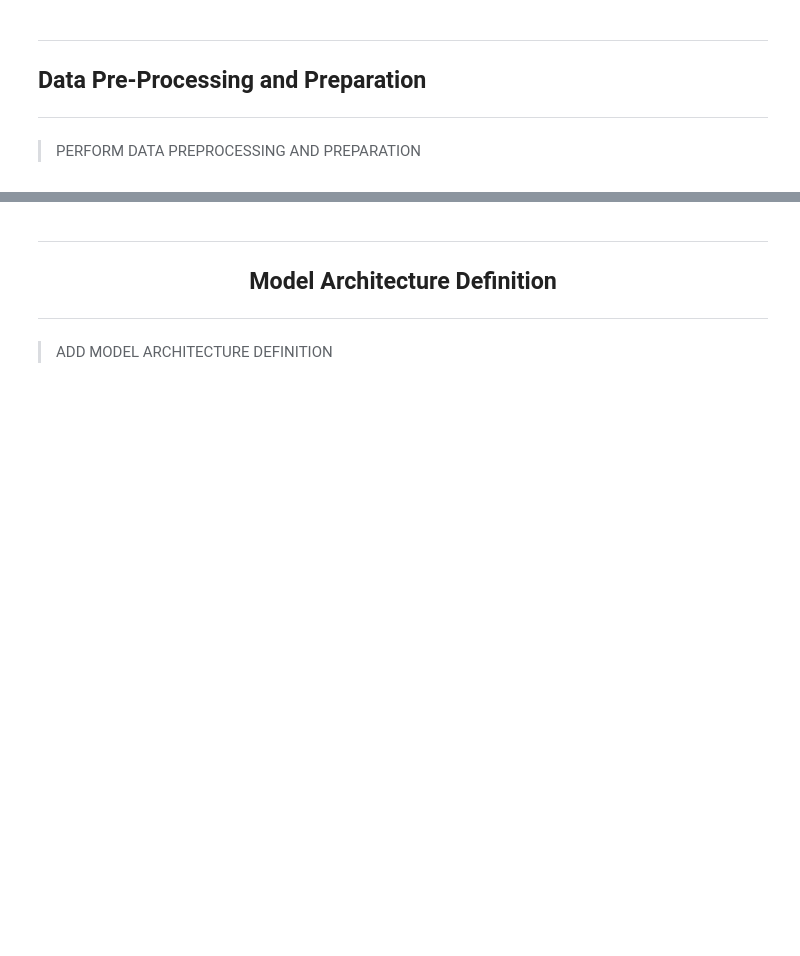
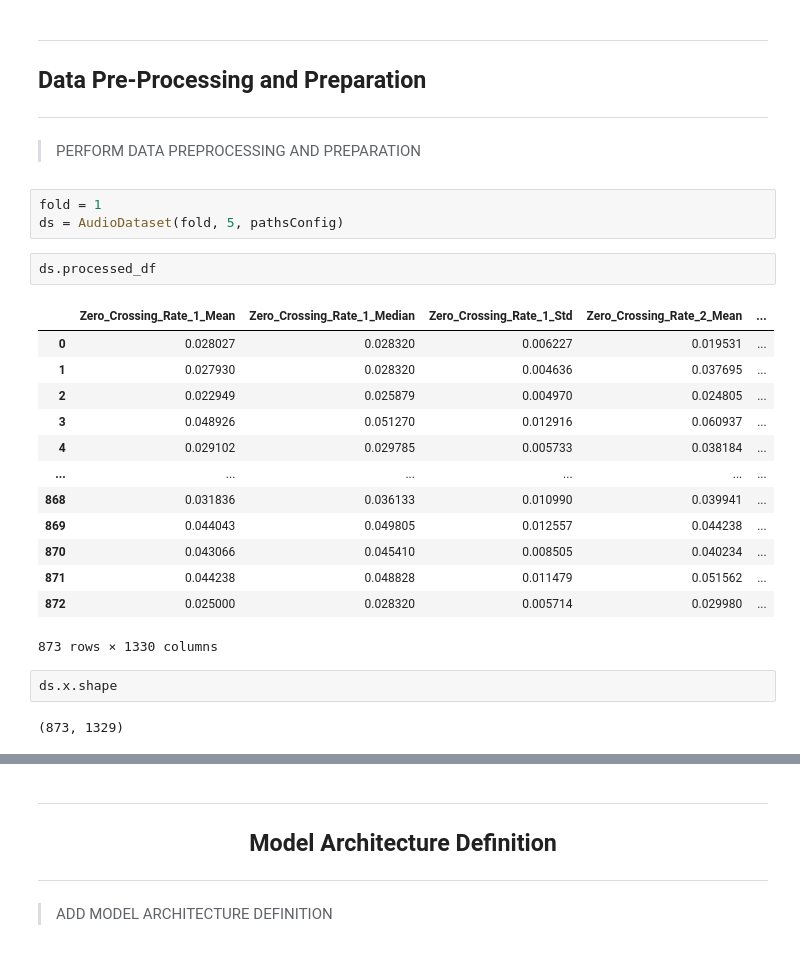
Before and after one commit to EstevesX10/ML2-Urban-Sound-Classification, a Jupyter notebook: Urban-Sound-Classification/UrbanSoundClassification.ipynb, the cells around one changed output, grey strips where cells are left out. Saved outputs shown, nothing was run; the diff lists cells and outputs as text; blank space fills up the shorter version.

```diff
--- a/Urban-Sound-Classification/UrbanSoundClassification.ipynb
+++ b/Urban-Sound-Classification/UrbanSoundClassification.ipynb
@@ -394,6 +373,29 @@ plotSpectralContrast(audioData=audioData, config=config)
 ---
 
 > PERFORM DATA PREPROCESSING AND PREPARATION
+# %%
+fold = 1
+ds = AudioDataset(fold, 5, pathsConfig)
+# %%
+ds.processed_df
+# %% [output]
+|  | Zero_Crossing_Rate_1_Mean | Zero_Crossing_Rate_1_Median | Zero_Crossing_Rate_1_Std | Zero_Crossing_Rate_2_Mean | ... |
+| 0 | 0.028027 | 0.028320 | 0.006227 | 0.019531 | ... |
+| 1 | 0.027930 | 0.028320 | 0.004636 | 0.037695 | ... |
+| 2 | 0.022949 | 0.025879 | 0.004970 | 0.024805 | ... |
+| 3 | 0.048926 | 0.051270 | 0.012916 | 0.060937 | ... |
+| 4 | 0.029102 | 0.029785 | 0.005733 | 0.038184 | ... |
+| ... | ... | ... | ... | ... | ... |
+| 868 | 0.031836 | 0.036133 | 0.010990 | 0.039941 | ... |
+| 869 | 0.044043 | 0.049805 | 0.012557 | 0.044238 | ... |
+| 870 | 0.043066 | 0.045410 | 0.008505 | 0.040234 | ... |
+| 871 | 0.044238 | 0.048828 | 0.011479 | 0.051562 | ... |
+| 872 | 0.025000 | 0.028320 | 0.005714 | 0.029980 | ... |
+873 rows × 1330 columns
+# %%
+ds.x.shape
+# %% [output]
+(873, 1329)
 # %%
 # Extract all the 1-Dimensional and 2-Dimensional Features on each Fold
 for fold in range(1, 11):
```
Also changed, not shown: parts of 16 cells of this notebook.
